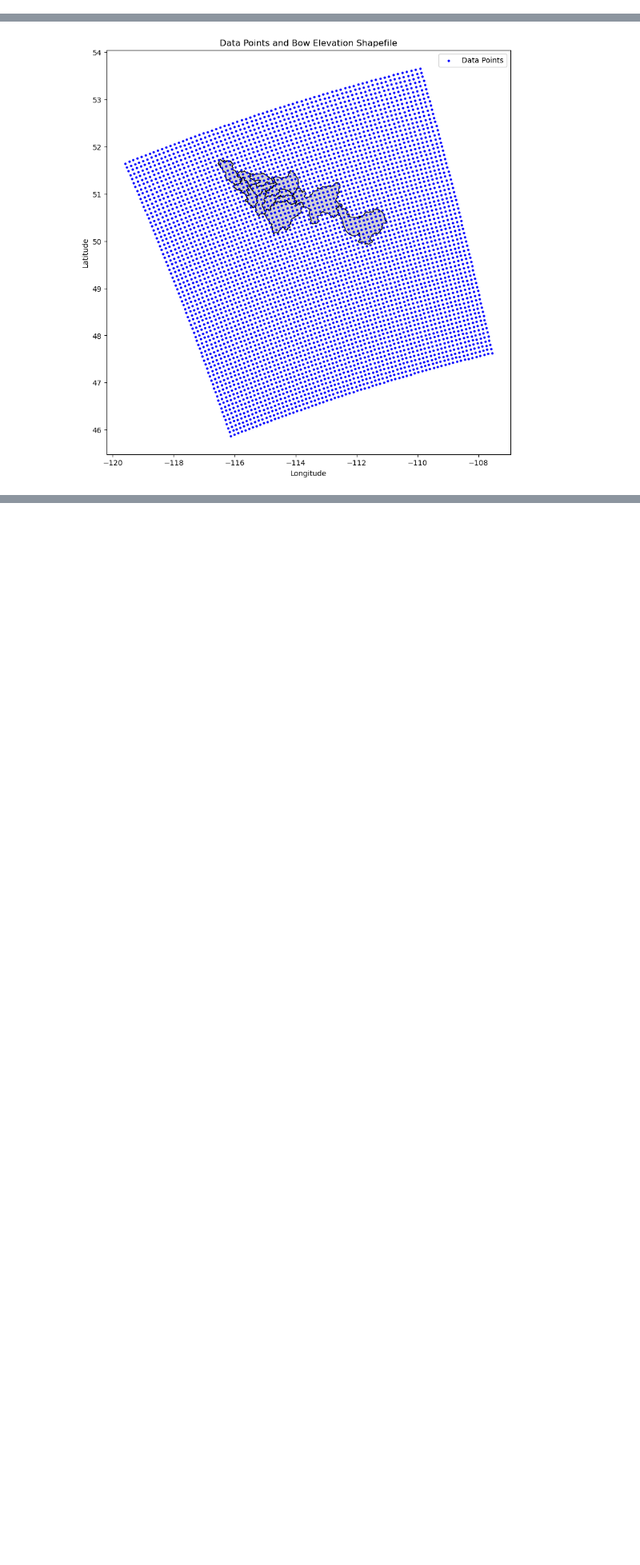
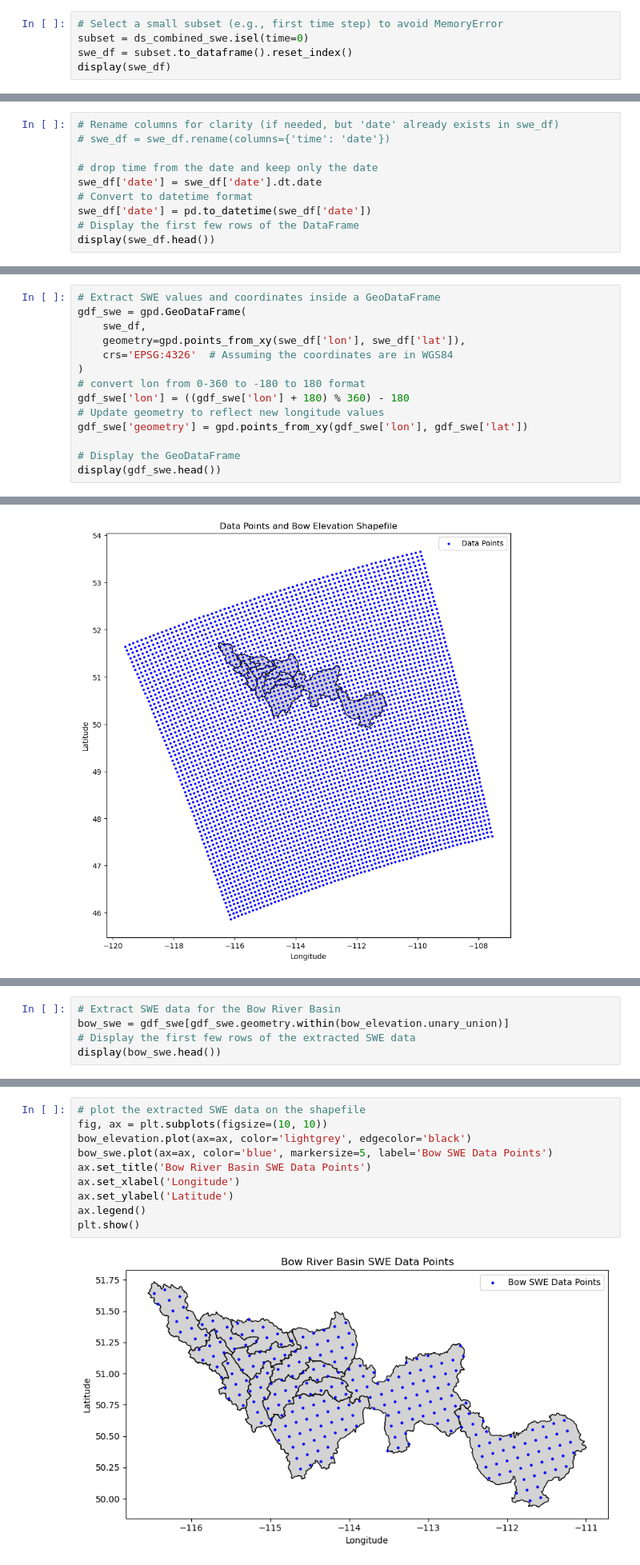
Before and after one commit to hasithajayamaha/snowdroughtindex-main, a Jupyter notebook: notebooks/workflows/0.3_CaSR_data_preparation.ipynb, the cells around one changed output, grey strips where cells are left out. Shown at 80% size. Drawn from its saved outputs; the diff is of its cells as text; blank space fills up the shorter version.

```diff
--- a/notebooks/workflows/0.3_CaSR_data_preparation.ipynb
+++ b/notebooks/workflows/0.3_CaSR_data_preparation.ipynb
@@ -89,0 +74,5 @@ display(gdf_swe.head())
+# %%
+# Select a small subset (e.g., first time step) to avoid MemoryError
+subset = ds_combined_swe.isel(time=0)
+swe_df = subset.to_dataframe().reset_index()
+display(swe_df)
@@ -89,0 +93,10 @@ display(gdf_swe.head())
+# %%
+# Rename columns for clarity (if needed, but 'date' already exists in swe_df)
+# swe_df = swe_df.rename(columns={'time': 'date'})
+
+# drop time from the date and keep only the date
+swe_df['date'] = swe_df['date'].dt.date
+# Convert to datetime format
+swe_df['date'] = pd.to_datetime(swe_df['date'])
+# Display the first few rows of the DataFrame
+display(swe_df.head())
@@ -89,0 +110,14 @@ display(gdf_swe.head())
+# %%
+# Extract SWE values and coordinates inside a GeoDataFrame
+gdf_swe = gpd.GeoDataFrame(
+    swe_df,
+    geometry=gpd.points_from_xy(swe_df['lon'], swe_df['lat']),
+    crs='EPSG:4326'  # Assuming the coordinates are in WGS84
+)
+# convert lon from 0-360 to -180 to 180 format
+gdf_swe['lon'] = ((gdf_swe['lon'] + 180) % 360) - 180
+# Update geometry to reflect new longitude values
+gdf_swe['geometry'] = gpd.points_from_xy(gdf_swe['lon'], gdf_swe['lat'])
+
+# Display the GeoDataFrame
+display(gdf_swe.head())
@@ -251,0 +162,5 @@ ValueError: aspect must be finite and positive
+# %%
+# Extract SWE data for the Bow River Basin
+bow_swe = gdf_swe[gdf_swe.geometry.within(bow_elevation.unary_union)]
+# Display the first few rows of the extracted SWE data
+display(bow_swe.head())
@@ -251,0 +174,12 @@ ValueError: aspect must be finite and positive
+# %%
+# plot the extracted SWE data on the shapefile
+fig, ax = plt.subplots(figsize=(10, 10))
+bow_elevation.plot(ax=ax, color='lightgrey', edgecolor='black')
+bow_swe.plot(ax=ax, color='blue', markersize=5, label='Bow SWE Data Points')
+ax.set_title('Bow River Basin SWE Data Points')
+ax.set_xlabel('Longitude')
+ax.set_ylabel('Latitude')
+ax.legend()
+plt.show()
+# %% [output]
+[figure, added]
```
Also changed, not shown: parts of 15 cells of this notebook.
